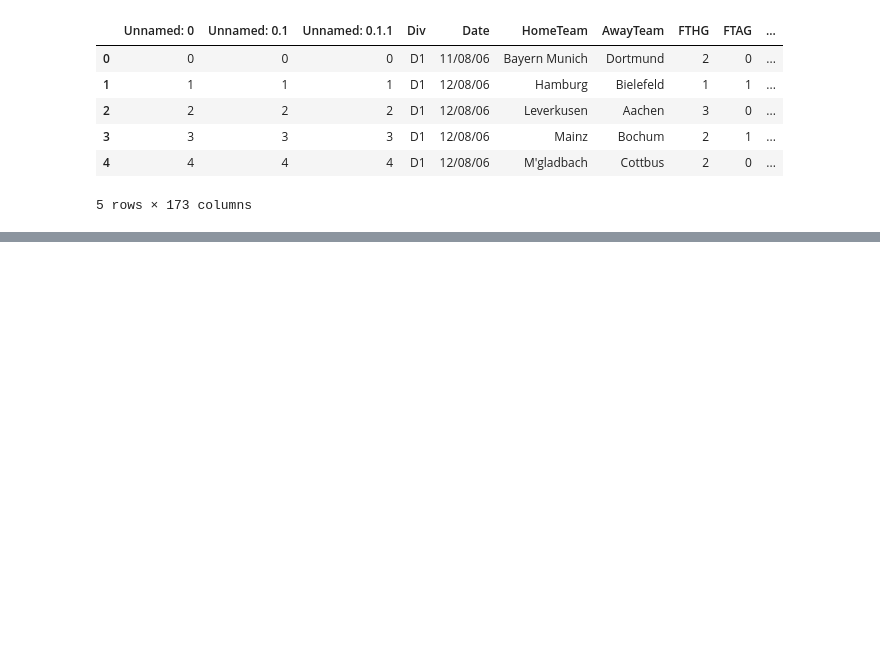
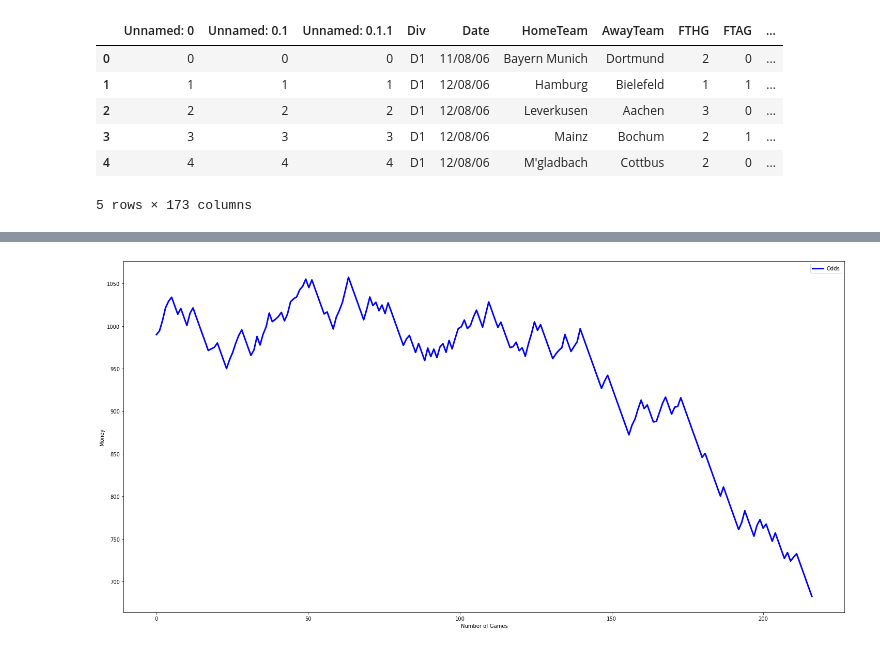
Before and after one commit to Max280201/Data-Exploration-Project, a Jupyter notebook: evaluate_model_odd_predictions.ipynb, the cells around one changed output, grey strips where cells are left out. Cells and saved outputs as stored; diff of their text form; code cells hidden in the pictures; blank space fills up the shorter version.

```diff
--- a/evaluate_model_odd_predictions.ipynb
+++ b/evaluate_model_odd_predictions.ipynb
@@ -48,0 +53,3 @@ def get_odd_prediction(prob_ges_schnitt):
+# %%
+data_betting_reduced = data_betting_reduced[-216:].reset_index()
+data_betting_reduced
@@ -48,0 +70,17 @@ def get_odd_prediction(prob_ges_schnitt):
+# %%
+def get_odd_prediction(data_model_reduced):
+    erg_prob = []
+    z = 0
+    while z < len(data_model_reduced):
+        if data_model_reduced['predictedResults'][z] == 0:
+            erg_prob.append(data_model_reduced['ProbAwayWin'][z])
+        if data_model_reduced['predictedResults'][z] == 1:
+            erg_prob.append(data_model_reduced['ProbDraw'][z])
+        if data_model_reduced['predictedResults'][z] == 2:
+            erg_prob.append(data_model_reduced['ProbHomeWin'][z])
+        z+=1
+    return erg_prob
+
+
+max_prob_model = get_odd_prediction(data_model_reduced)
+data_model_reduced['Model_Prediction_Probability'] = max_prob_model
@@ -48,0 +93,10 @@ def get_odd_prediction(prob_ges_schnitt):
+# %%
+data_evaluation = data_model_reduced[[
+    'FTR', 'predictedResults', 'Model_Prediction_Probability'
+]].merge(data_betting_reduced[[
+    'Betting_Prediction', 'Betting_Prediction_Probability'
+]],
+         how='inner',
+         left_index=True,
+         right_index=True)
+data_evaluation
@@ -48,0 +313,14 @@ def get_odd_prediction(prob_ges_schnitt):
+# %%
+x = np.linspace(0, 216, 216)
+y1 = bank_odds_list
+
+plt.figure(num=3, figsize=(25, 12.5))
+plt.plot(x, y1, color='blue', linewidth=3.0, label='Odds')
+
+plt.xlabel("Number of Games")
+plt.ylabel("Money")
+
+plt.legend()
+plt.show()
+# %% [output]
+[figure, added]
```
Also changed, not shown: parts of 15 cells of this notebook.
